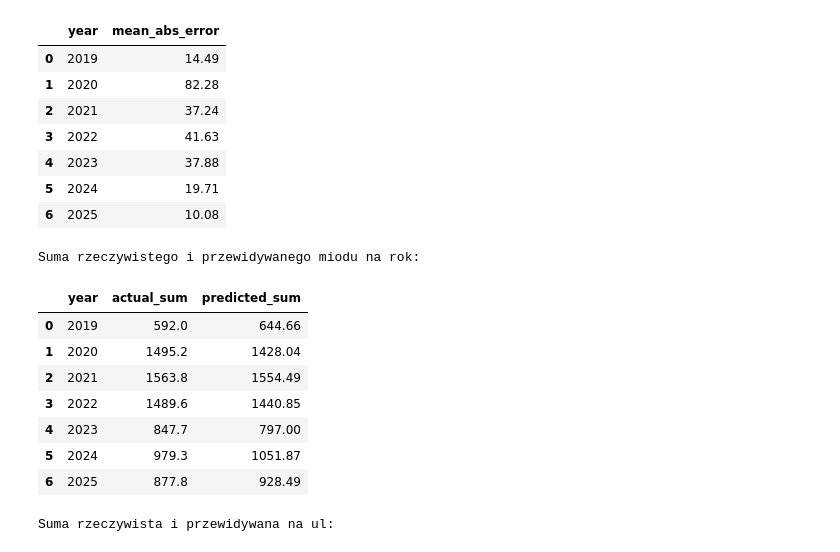
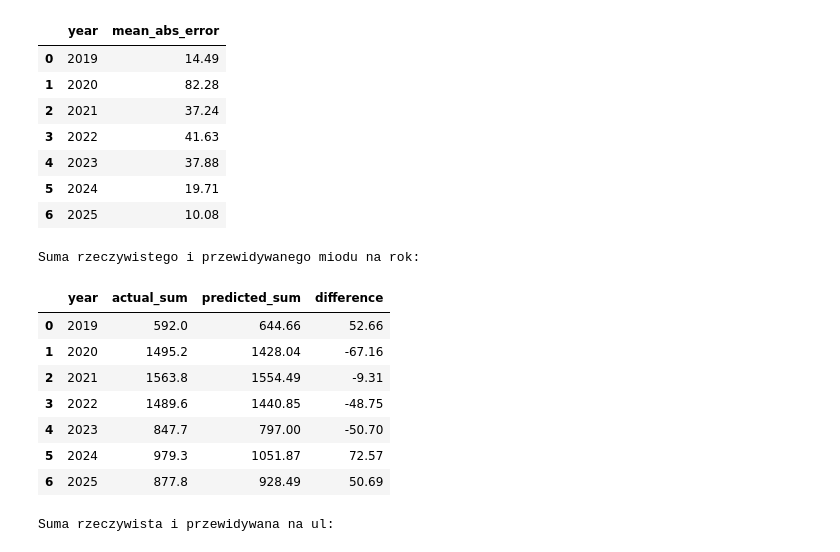
Before and after one commit to PickyRacoon/bee-trajectory-simulation, a Jupyter notebook: etap_5/model.ipynb, the cells around one changed output. Cells and saved outputs as stored; diff of their text form; code cells hidden in the pictures.

```diff
--- a/etap_5/model.ipynb
+++ b/etap_5/model.ipynb
@@ -613,23 +613,24 @@ year_errors
 # %%
 year_summary = df_check.groupby("year").agg(
     actual_sum=("true_honey", "sum"),
     predicted_sum=("predicted_honey", "sum"),
 ).reset_index()
 
 year_summary["actual_sum"] = year_summary["actual_sum"].round(2)
 year_summary["predicted_sum"] = year_summary["predicted_sum"].round(2)
+year_summary["difference"] = year_summary["predicted_sum"] - year_summary["actual_sum"]
 print("Suma rzeczywistego i przewidywanego miodu na rok:")
-year_summary[["year", "actual_sum", "predicted_sum"]]
+year_summary[["year", "actual_sum", "predicted_sum", "difference"]]
 # %% [output]
 Suma rzeczywistego i przewidywanego miodu na rok:
-|  | year | actual_sum | predicted_sum |
-| 0 | 2019 | 592.0 | 644.66 |
-| 1 | 2020 | 1495.2 | 1428.04 |
-| 2 | 2021 | 1563.8 | 1554.49 |
-| 3 | 2022 | 1489.6 | 1440.85 |
-| 4 | 2023 | 847.7 | 797.00 |
-| 5 | 2024 | 979.3 | 1051.87 |
-| 6 | 2025 | 877.8 | 928.49 |
+|  | year | actual_sum | predicted_sum | difference |
+| 0 | 2019 | 592.0 | 644.66 | 52.66 |
+| 1 | 2020 | 1495.2 | 1428.04 | -67.16 |
+| 2 | 2021 | 1563.8 | 1554.49 | -9.31 |
+| 3 | 2022 | 1489.6 | 1440.85 | -48.75 |
+| 4 | 2023 | 847.7 | 797.00 | -50.70 |
+| 5 | 2024 | 979.3 | 1051.87 | 72.57 |
+| 6 | 2025 | 877.8 | 928.49 | 50.69 |
 # %%
 year_beehive_summary = df_check.groupby(["year", "beehive"]).agg(
     actual_sum=("true_honey", "sum"),
```
